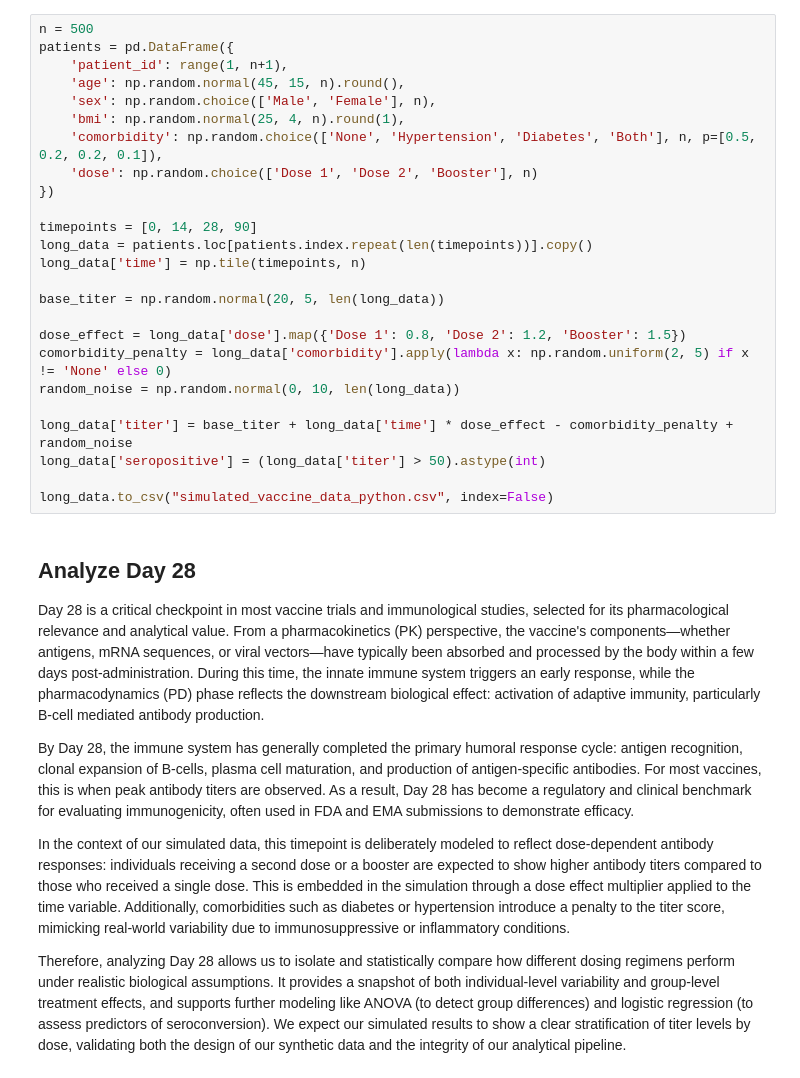
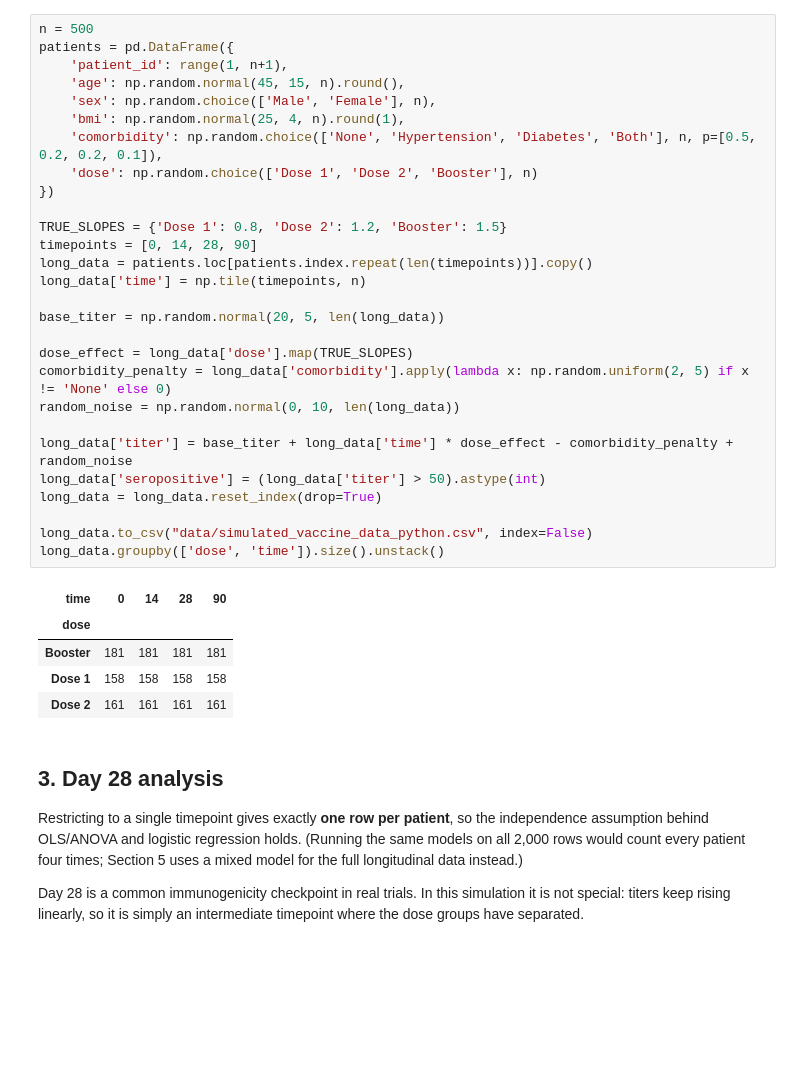
Before and after one commit to lukahere007/Vaccine-Simulation-Python, a Jupyter notebook: Vaccine_response_simulation.ipynb, the cells around one changed output. Saved outputs shown, nothing was run; the diff lists cells and outputs as text; blank space fills up the shorter version.

```diff
--- a/Vaccine_response_simulation.ipynb
+++ b/Vaccine_response_simulation.ipynb
@@ -23,37 +46,43 @@ This simulated dataset allows us to perform meaningful statistical analysis—li
 # %%
 n = 500
 patients = pd.DataFrame({
     'patient_id': range(1, n+1),
     'age': np.random.normal(45, 15, n).round(),
     'sex': np.random.choice(['Male', 'Female'], n),
     'bmi': np.random.normal(25, 4, n).round(1),
     'comorbidity': np.random.choice(['None', 'Hypertension', 'Diabetes', 'Both'], n, p=[0.5, 0.2, 0.2, 0.1]),
     'dose': np.random.choice(['Dose 1', 'Dose 2', 'Booster'], n)
 })
 
+TRUE_SLOPES = {'Dose 1': 0.8, 'Dose 2': 1.2, 'Booster': 1.5}
 timepoints = [0, 14, 28, 90]
 long_data = patients.loc[patients.index.repeat(len(timepoints))].copy()
 long_data['time'] = np.tile(timepoints, n)
 
 base_titer = np.random.normal(20, 5, len(long_data))
 
-dose_effect = long_data['dose'].map({'Dose 1': 0.8, 'Dose 2': 1.2, 'Booster': 1.5})
+dose_effect = long_data['dose'].map(TRUE_SLOPES)
 comorbidity_penalty = long_data['comorbidity'].apply(lambda x: np.random.uniform(2, 5) if x != 'None' else 0)
 random_noise = np.random.normal(0, 10, len(long_data))
 
 long_data['titer'] = base_titer + long_data['time'] * dose_effect - comorbidity_penalty + random_noise
 long_data['seropositive'] = (long_data['titer'] > 50).astype(int)
+long_data = long_data.reset_index(drop=True)
 
-long_data.to_csv("simulated_vaccine_data_python.csv", index=False)
+long_data.to_csv("data/simulated_vaccine_data_python.csv", index=False)
+long_data.groupby(['dose', 'time']).size().unstack()
+# %% [output]
+| time | 0 | 14 | 28 | 90 |
+| dose |  |  |  |  |
+| Booster | 181 | 181 | 181 | 181 |
+| Dose 1 | 158 | 158 | 158 | 158 |
+| Dose 2 | 161 | 161 | 161 | 161 |
-# %% [markdown]
-## Analyze Day 28
-Day 28 is a critical checkpoint in most vaccine trials and immunological studies, selected for its pharmacological relevance and analytical value. From a pharmacokinetics (PK) perspective, the vaccine's components—whether antigens, mRNA sequences, or viral vectors—have typically been absorbed and processed by the body within a few days post-administration. During this time, the innate immune system triggers an early response, while the pharmacodynamics (PD) phase reflects the downstream biological effect: activation of adaptive immunity, particularly B-cell mediated antibody production.
-
-By Day 28, the immune system has generally completed the primary humoral response cycle: antigen recognition, clonal expansion of B-cells, plasma cell maturation, and production of antigen-specific antibodies. For most vaccines, this is when peak antibody titers are observed. As a result, Day 28 has become a regulatory and clinical benchmark for evaluating immunogenicity, often used in FDA and EMA submissions to demonstrate efficacy.
-
-In the context of our simulated data, this timepoint is deliberately modeled to reflect dose-dependent antibody responses: individuals receiving a second dose or a booster are expected to show higher antibody titers compared to those who received a single dose. This is embedded in the simulation through a dose effect multiplier applied to the time variable. Additionally, comorbidities such as diabetes or hypertension introduce a penalty to the titer score, mimicking real-world variability due to immunosuppressive or inflammatory conditions.
-
-Therefore, analyzing Day 28 allows us to isolate and statistically compare how different dosing regimens perform under realistic biological assumptions. It provides a snapshot of both individual-level variability and group-level treatment effects, and supports further modeling like ANOVA (to detect group differences) and logistic regression (to assess predictors of seroconversion). We expect our simulated results to show a clear stratification of titer levels by dose, validating both the design of our synthetic data and the integrity of our analytical pipeline.
+# %% [markdown]
+## 3. Day 28 analysis
+
+Restricting to a single timepoint gives exactly **one row per patient**, so the independence assumption behind OLS/ANOVA and logistic regression holds. (Running the same models on all 2,000 rows would count every patient four times; Section 5 uses a mixed model for the full longitudinal data instead.)
+
+Day 28 is a common immunogenicity checkpoint in real trials. In this simulation it is not special: titers keep rising linearly, so it is simply an intermediate timepoint where the dose groups have separated.
 # %%
 day28 = long_data[long_data['time'] == 28]
 
```
Also changed, not shown: parts of 29 cells of this notebook, 8 other files.
